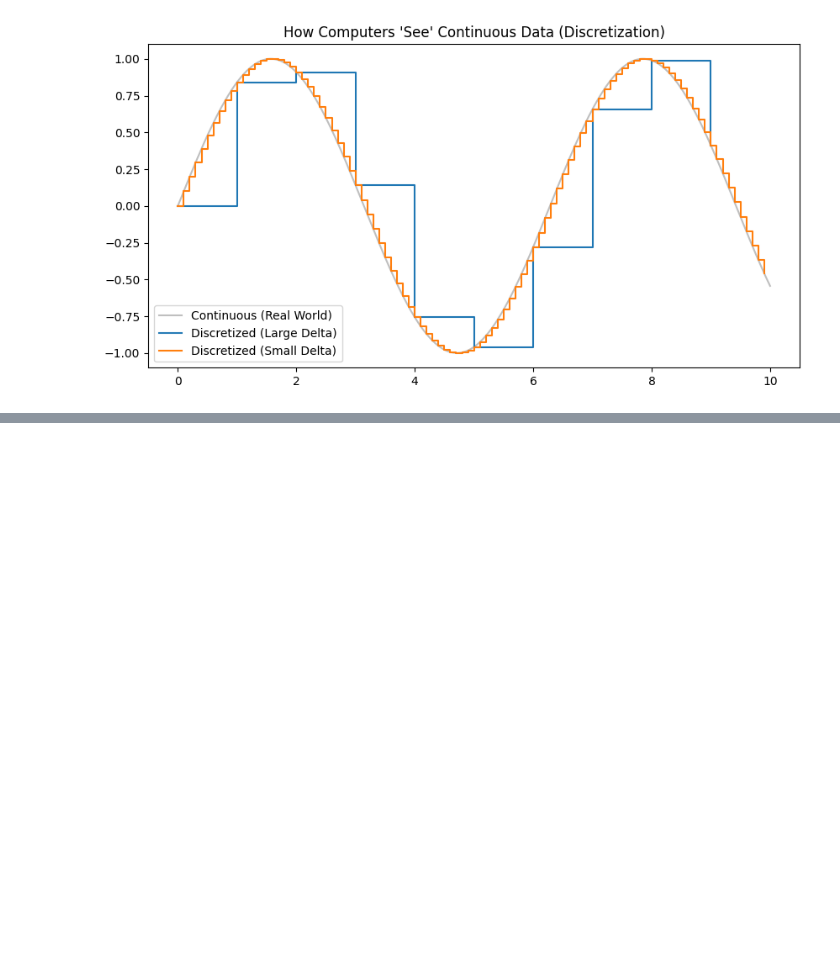
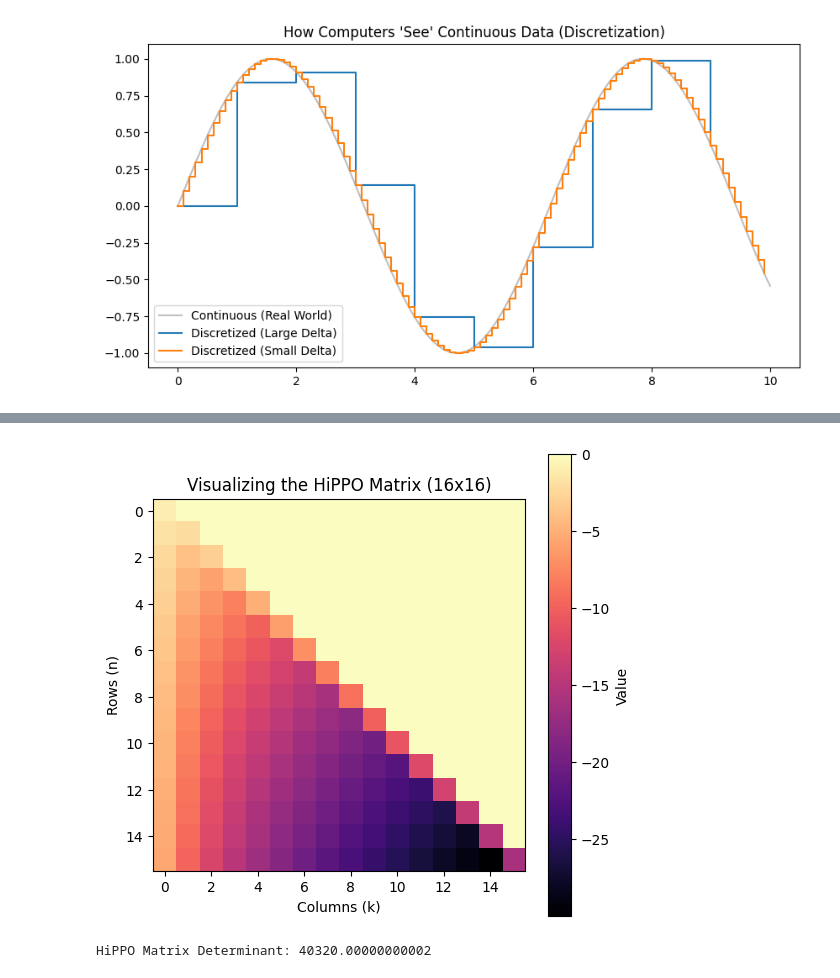
Before and after one commit to AVLEQ/SSM-Mamba-Study, a Jupyter notebook: Week1_SSM_Basics.ipynb, the cells around one changed output, grey strips where cells are left out. Cells and saved outputs as stored; diff of their text form; code cells hidden in the pictures; blank space fills up the shorter version.

```diff
--- a/Week1_SSM_Basics.ipynb
+++ b/Week1_SSM_Basics.ipynb
@@ -29,0 +83,33 @@ plt.show()
+# %%
+import numpy as np
+import matplotlib.pyplot as plt
+
+def make_HiPPO(N):
+    # This is the exact code you found, just slightly cleaned up for Python 3
+    def v(n, k):
+        if n > k:
+            return np.sqrt(2 * n + 1) * np.sqrt(2 * k + 1)
+        elif n == k:
+            return n + 1
+        else:
+            return 0
+
+    mat = [[v(n, k) for k in range(N)] for n in range(N)]
+    return -np.array(mat) # We use negative because of the way the math works in the paper
+
+# Let's look at a 16x16 version
+N_size = 16
+hippo_matrix = make_HiPPO(N_size)
+
+plt.figure(figsize=(6, 6))
+plt.imshow(hippo_matrix, cmap='magma')
+plt.colorbar(label='Value')
+plt.title(f"Visualizing the HiPPO Matrix ({N_size}x{N_size})")
+plt.xlabel("Columns (k)")
+plt.ylabel("Rows (n)")
+plt.show()
+print(f"HiPPO Matrix Determinant: {np.linalg.det(hippo_matrix[:8, :8])}")
+# Explain: A non-zero determinant shows the matrix is 'rich' in information!
+# %% [output]
+[figure, added]
+HiPPO Matrix Determinant: 40320.00000000002
```
Also changed, not shown: parts of 10 cells of this notebook.
